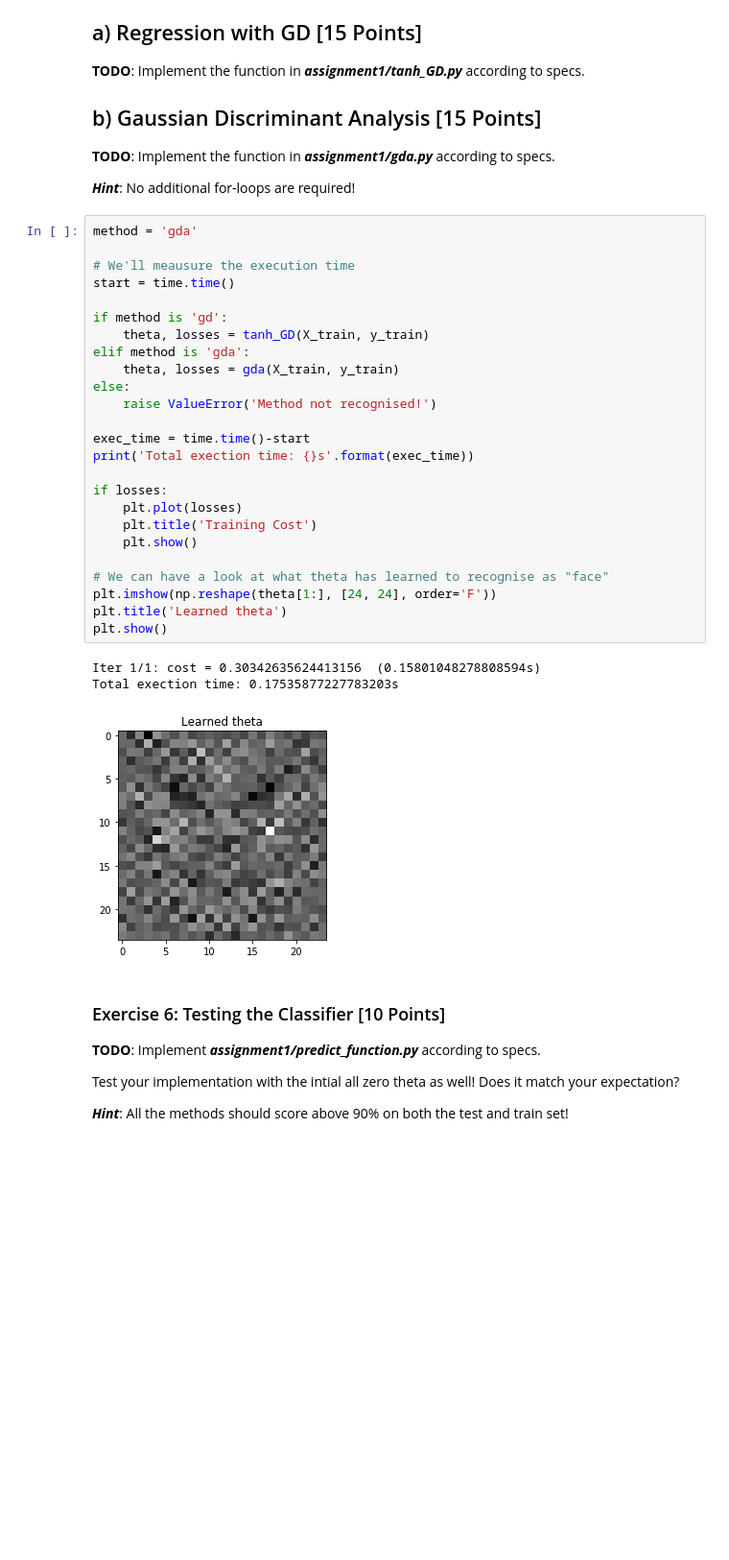
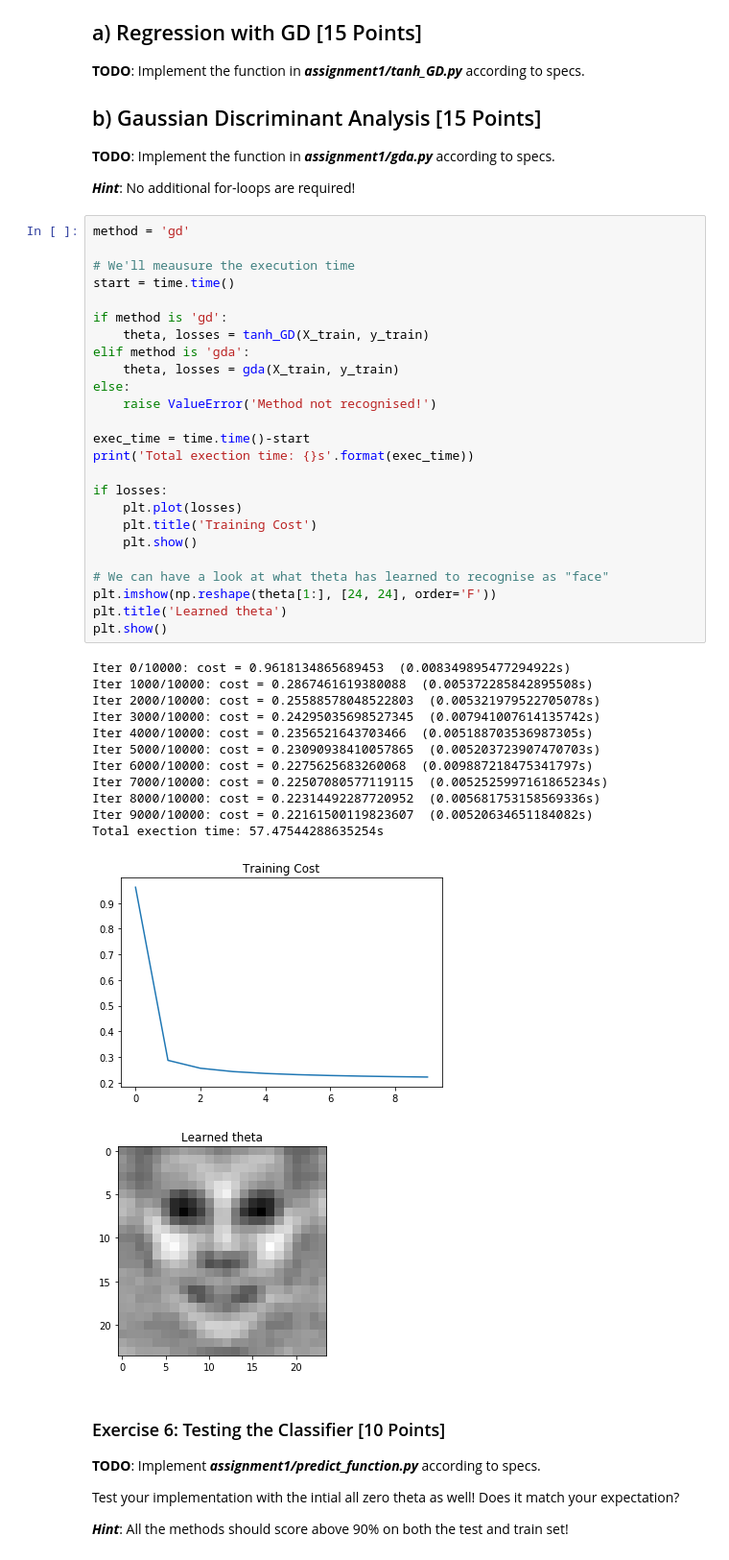
Before and after one commit to guertlef/MachineLearningHS19, a Jupyter notebook: ProgrammingAssignments/U1/Assignment1.ipynb, the cells around one changed output. Shown at 96% size. Cells and saved outputs as stored; diff of their text form; blank space fills up the shorter version.

```diff
--- a/ProgrammingAssignments/U1/Assignment1.ipynb
+++ b/ProgrammingAssignments/U1/Assignment1.ipynb
@@ -140,34 +140,44 @@ This is the main part of the assignment. Correctness of the implementation is re
 
 ***Hint***: No additional for-loops are required!
 # %%
-method = 'gda'
+method = 'gd'
 
 # We'll meausure the execution time
 start = time.time()
 
 if method is 'gd':
     theta, losses = tanh_GD(X_train, y_train)
 elif method is 'gda':
     theta, losses = gda(X_train, y_train)
 else:
     raise ValueError('Method not recognised!')
 
 exec_time = time.time()-start
 print('Total exection time: {}s'.format(exec_time))
 
 if losses:
     plt.plot(losses)
     plt.title('Training Cost')
     plt.show()
 
 # We can have a look at what theta has learned to recognise as "face"
 plt.imshow(np.reshape(theta[1:], [24, 24], order='F'))
 plt.title('Learned theta')
 plt.show()
 # %% [output]
-Iter 1/1: cost = 0.30342635624413156  (0.15801048278808594s)
-Total exection time: 0.17535877227783203s
+Iter 0/10000: cost = 0.9618134865689453  (0.008349895477294922s)
+Iter 1000/10000: cost = 0.2867461619380088  (0.005372285842895508s)
+Iter 2000/10000: cost = 0.25588578048522803  (0.005321979522705078s)
+Iter 3000/10000: cost = 0.24295035698527345  (0.007941007614135742s)
+Iter 4000/10000: cost = 0.2356521643703466  (0.005188703536987305s)
+Iter 5000/10000: cost = 0.23090938410057865  (0.005203723907470703s)
+Iter 6000/10000: cost = 0.2275625683260068  (0.009887218475341797s)
+Iter 7000/10000: cost = 0.22507080577119115  (0.0052525997161865234s)
+Iter 8000/10000: cost = 0.22314492287720952  (0.005681753158569336s)
+Iter 9000/10000: cost = 0.22161500119823607  (0.00520634651184082s)
+Total exection time: 57.47544288635254s
-[figure, old version]
+[figure, new version]
+[figure, added]
 # %% [markdown]
 ### Exercise 6: Testing the Classifier [10 Points]
 
```
Also changed, not shown: parts of 2 cells of this notebook, 8 other files.
